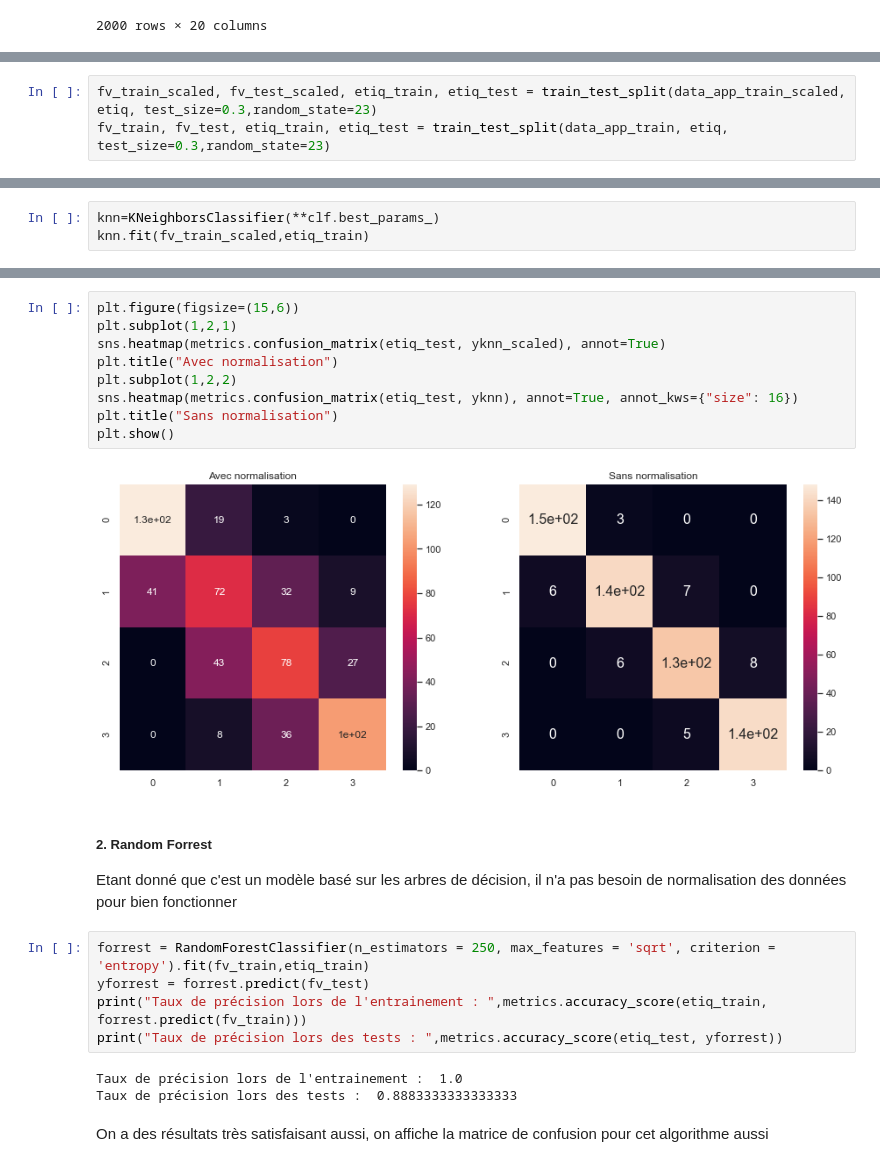
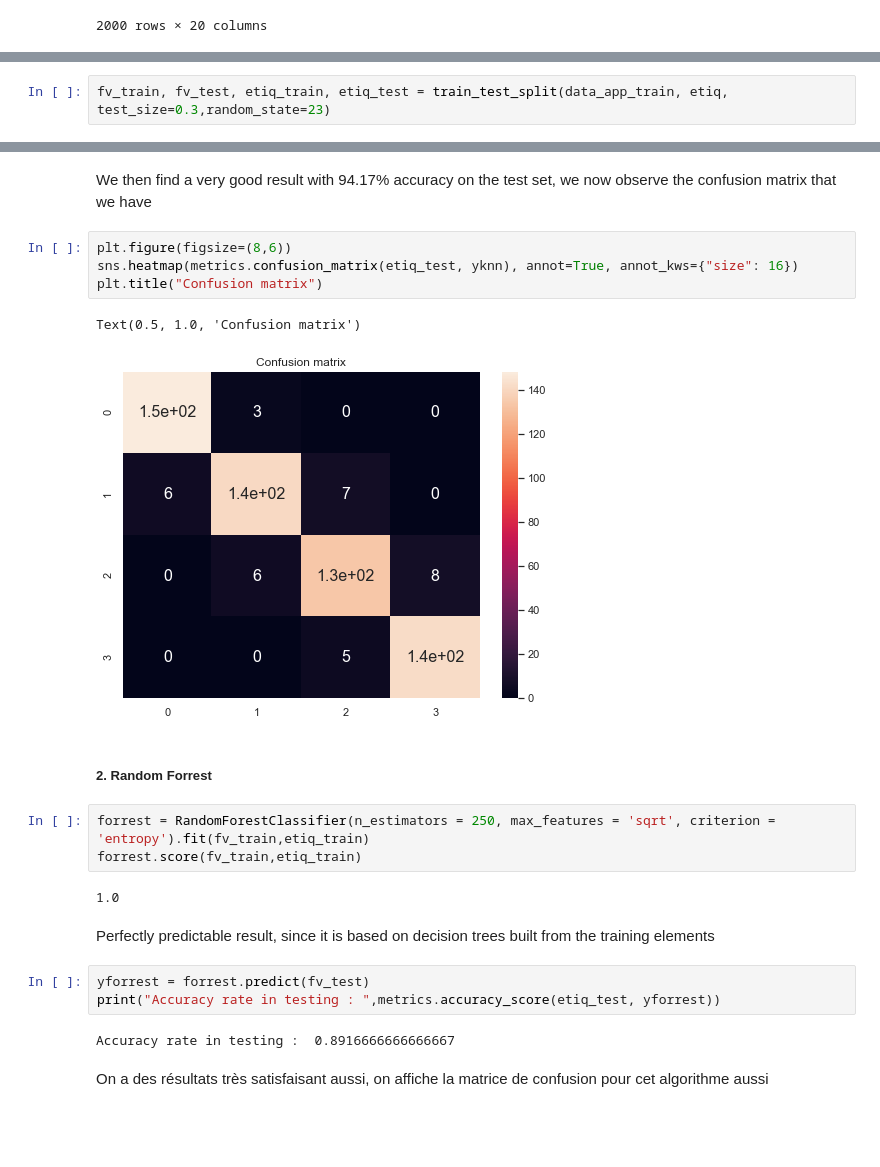
Before and after one commit to MohamedNennouche/mobile-price-classification, a Jupyter notebook: notebook-price.ipynb, the cells around one changed output, grey strips where cells are left out. Cells and saved outputs as stored; diff of their text form; blank space fills up the shorter version.

```diff
--- a/notebook-price.ipynb
+++ b/notebook-price.ipynb
@@ -195,3 +174,2 @@ On commence par subdiviser notre dataset en deux pour l'entraînement et le test
 # %%
-fv_train_scaled, fv_test_scaled, etiq_train, etiq_test = train_test_split(data_app_train_scaled, etiq, test_size=0.3,random_state=23)
 fv_train, fv_test, etiq_train, etiq_test = train_test_split(data_app_train, etiq, test_size=0.3,random_state=23)
@@ -211,3 +189,0 @@ GridSearchCV(estimator=KNeighborsClassifier(),
-# %%
-knn=KNeighborsClassifier(**clf.best_params_)
-knn.fit(fv_train_scaled,etiq_train)
@@ -252,25 +197,26 @@ Matrice de confusion sans normalisation :
+# %% [markdown]
+We then find a very good result with 94.17% accuracy on the test set, we now observe the confusion matrix that we have
 # %%
-plt.figure(figsize=(15,6))
-plt.subplot(1,2,1)
-sns.heatmap(metrics.confusion_matrix(etiq_test, yknn_scaled), annot=True)
-plt.title("Avec normalisation")
-plt.subplot(1,2,2)
+plt.figure(figsize=(8,6))
 sns.heatmap(metrics.confusion_matrix(etiq_test, yknn), annot=True, annot_kws={"size": 16})
-plt.title("Sans normalisation")
-plt.show()
+plt.title("Confusion matrix")
 # %% [output]
+Text(0.5, 1.0, 'Confusion matrix')
-[figure, old version]
+[figure, new version]
-# %% [markdown]
-##### 2. Random Forrest
-Etant donné que c'est un modèle basé sur les arbres de décision, il n'a pas besoin de normalisation des données pour bien fonctionner
+# %% [markdown]
+##### 2. Random Forrest
 # %%
 forrest = RandomForestClassifier(n_estimators = 250, max_features = 'sqrt', criterion = 'entropy').fit(fv_train,etiq_train)
-yforrest = forrest.predict(fv_test)
-print("Taux de précision lors de l'entrainement : ",metrics.accuracy_score(etiq_train, forrest.predict(fv_train)))
-print("Taux de précision lors des tests : ",metrics.accuracy_score(etiq_test, yforrest))
+forrest.score(fv_train,etiq_train)
 # %% [output]
-Taux de précision lors de l'entrainement :  1.0
-Taux de précision lors des tests :  0.8883333333333333
+1.0
+# %% [markdown]
+Perfectly predictable result, since it is based on decision trees built from the training elements
+# %%
+yforrest = forrest.predict(fv_test)
+print("Accuracy rate in testing : ",metrics.accuracy_score(etiq_test, yforrest))
+# %% [output]
+Accuracy rate in testing :  0.8916666666666667
 # %% [markdown]
 On a des résultats très satisfaisant aussi, on affiche la matrice de confusion pour cet algorithme aussi
 # %%
```
Also changed, not shown: parts of 38 cells of this notebook, 1 other file.
